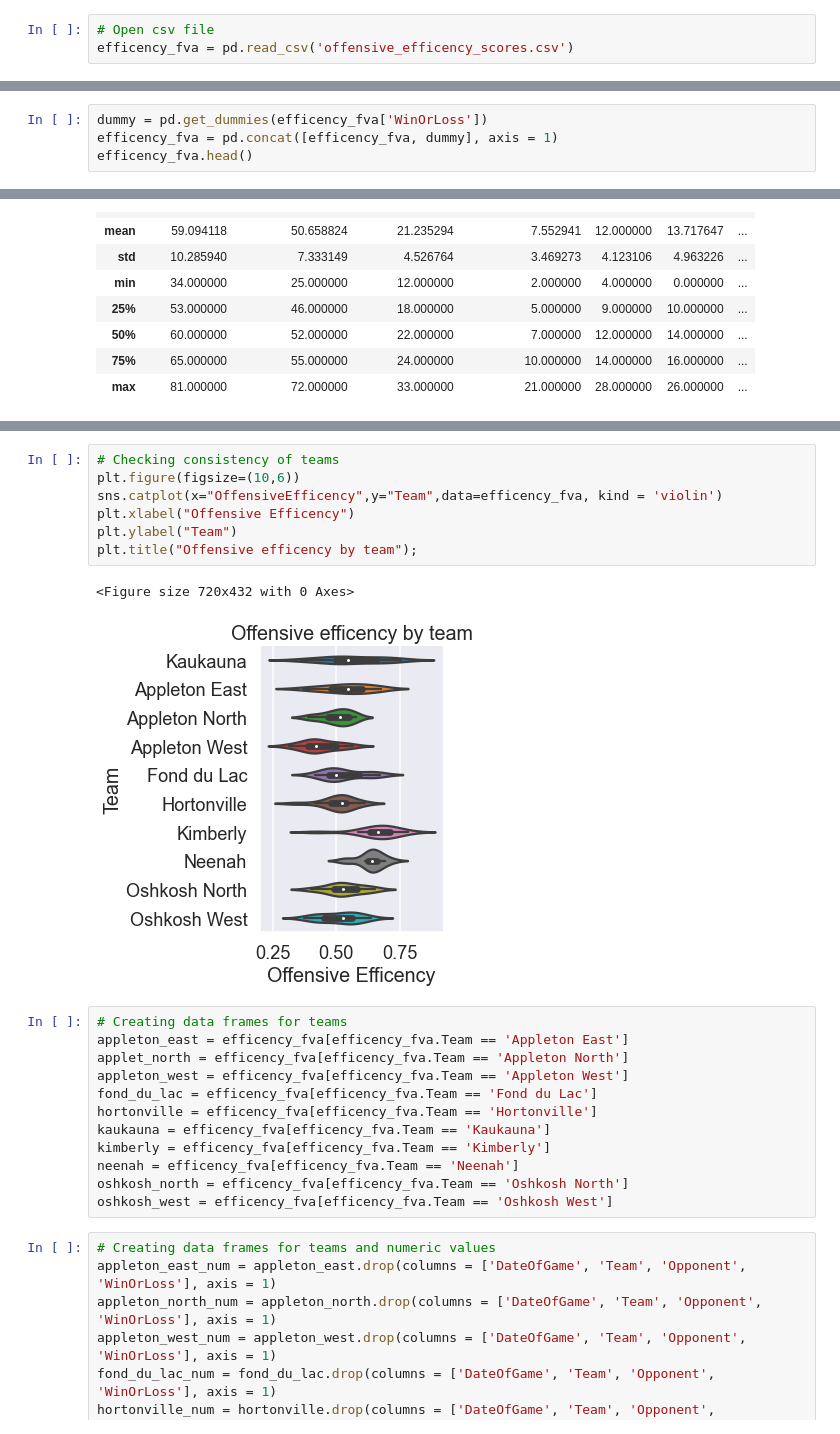
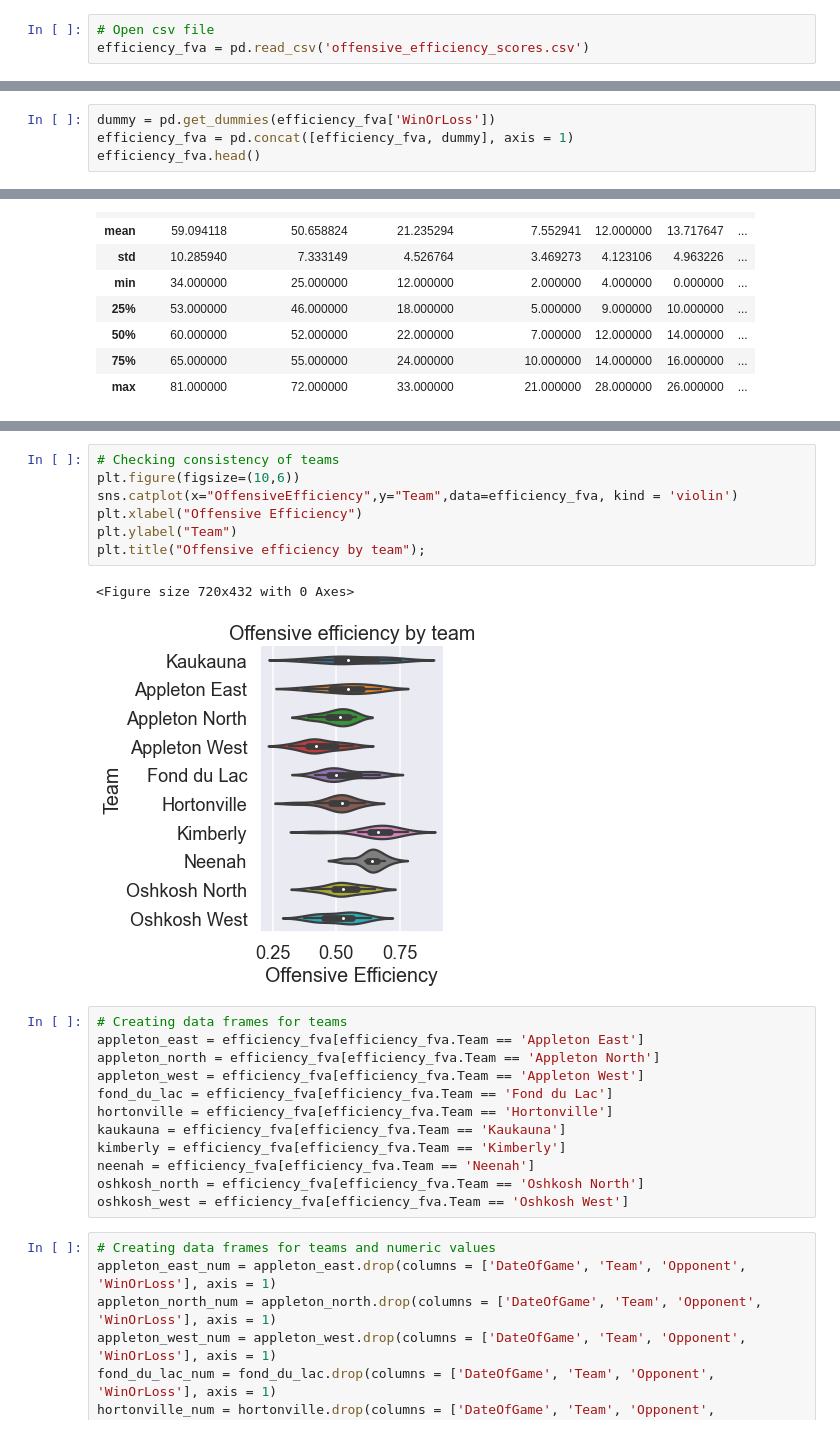
Before and after one commit to jreckin/FunAnalyticalStuff, a Jupyter notebook: offensive_efficency.ipynb, the cells around one changed output, grey strips where cells are left out. Cells and saved outputs as stored; diff of their text form.

```diff
--- a/offensive_efficency.ipynb
+++ b/offensive_efficency.ipynb
@@ -7,7 +7,7 @@ import plotly.express as px
 from sklearn.linear_model import LinearRegression
 # %%
 # Open csv file
-efficency_fva = pd.read_csv('offensive_efficency_scores.csv')
+efficiency_fva = pd.read_csv('offensive_efficiency_scores.csv')
 # %%
 # See first five games in the file
 # Win = 1, Loss = 0
@@ -20,9 +20,9 @@ efficency_fva.head()
 | 3 | 12/11/2020 | Kaukauna | Hortonville | 72 | 55 | 25 | 12 | ... |
 | 4 | 12/12/2020 | Kaukauna | De Pere | 61 | 54 | 21 | 6 | ... |
 # %%
-dummy = pd.get_dummies(efficency_fva['WinOrLoss'])
-efficency_fva = pd.concat([efficency_fva, dummy], axis = 1)
-efficency_fva.head()
+dummy = pd.get_dummies(efficiency_fva['WinOrLoss'])
+efficiency_fva = pd.concat([efficiency_fva, dummy], axis = 1)
+efficiency_fva.head()
 # %% [output]
 |  | DateOfGame | Team | Opponent | PointsScored | FieldGoalAttempts | FieldGoalsMade | OffensiveRebounds | ... |
 | 0 | 12/3/2020 | Kaukauna | Appleton North | 73 | 51 | 20 | 10 | ... |
@@ -151,25 +159,25 @@ plt.title("Offensive efficency by team");
 # %%
 # Checking consistency of teams
 plt.figure(figsize=(10,6))
-sns.catplot(x="OffensiveEfficency",y="Team",data=efficency_fva, kind = 'violin')
-plt.xlabel("Offensive Efficency")
+sns.catplot(x="OffensiveEfficiency",y="Team",data=efficiency_fva, kind = 'violin')
+plt.xlabel("Offensive Efficiency")
 plt.ylabel("Team")
-plt.title("Offensive efficency by team");
+plt.title("Offensive efficiency by team");
 # %% [output]
 <Figure size 720x432 with 0 Axes>
-[figure, old version]
+[figure, new version]
 # %%
 # Creating data frames for teams
-appleton_east = efficency_fva[efficency_fva.Team == 'Appleton East']
-applet_north = efficency_fva[efficency_fva.Team == 'Appleton North']
-appleton_west = efficency_fva[efficency_fva.Team == 'Appleton West']
-fond_du_lac = efficency_fva[efficency_fva.Team == 'Fond du Lac']
-hortonville = efficency_fva[efficency_fva.Team == 'Hortonville']
-kaukauna = efficency_fva[efficency_fva.Team == 'Kaukauna']
-kimberly = efficency_fva[efficency_fva.Team == 'Kimberly']
-neenah = efficency_fva[efficency_fva.Team == 'Neenah']
-oshkosh_north = efficency_fva[efficency_fva.Team == 'Oshkosh North']
-oshkosh_west = efficency_fva[efficency_fva.Team == 'Oshkosh West']
+appleton_east = efficiency_fva[efficiency_fva.Team == 'Appleton East']
+appleton_north = efficiency_fva[efficiency_fva.Team == 'Appleton North']
+appleton_west = efficiency_fva[efficiency_fva.Team == 'Appleton West']
+fond_du_lac = efficiency_fva[efficiency_fva.Team == 'Fond du Lac']
+hortonville = efficiency_fva[efficiency_fva.Team == 'Hortonville']
+kaukauna = efficiency_fva[efficiency_fva.Team == 'Kaukauna']
+kimberly = efficiency_fva[efficiency_fva.Team == 'Kimberly']
+neenah = efficiency_fva[efficiency_fva.Team == 'Neenah']
+oshkosh_north = efficiency_fva[efficiency_fva.Team == 'Oshkosh North']
+oshkosh_west = efficiency_fva[efficiency_fva.Team == 'Oshkosh West']
 # %%
 # Creating data frames for teams and numeric values
 appleton_east_num = appleton_east.drop(columns = ['DateOfGame', 'Team', 'Opponent', 'WinOrLoss'], axis = 1)
```
Also changed, not shown: parts of 37 cells of this notebook, 2 other files.
